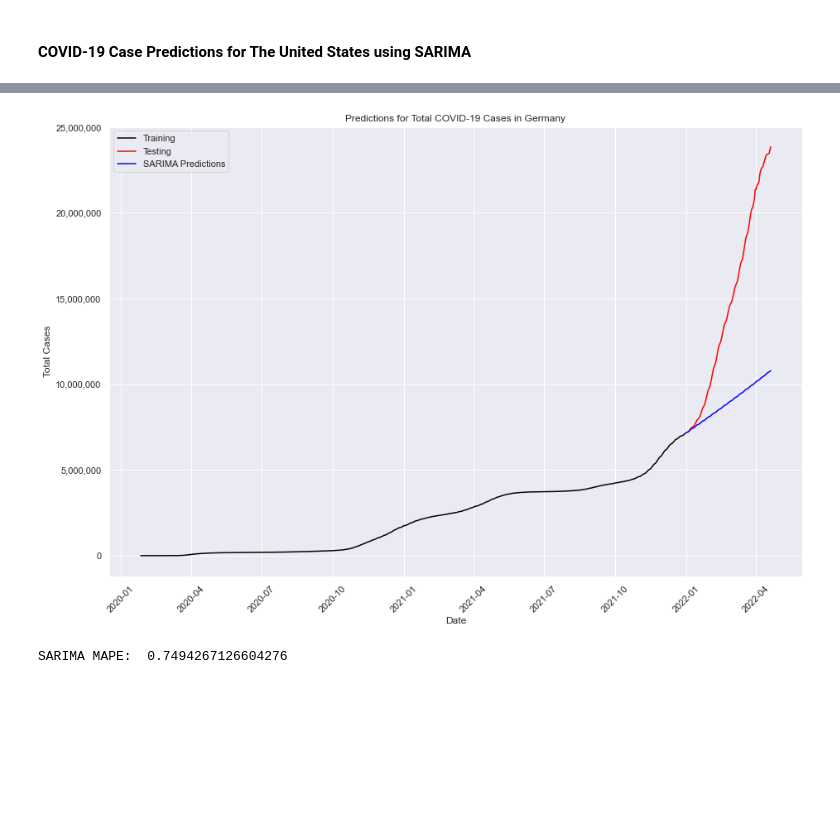
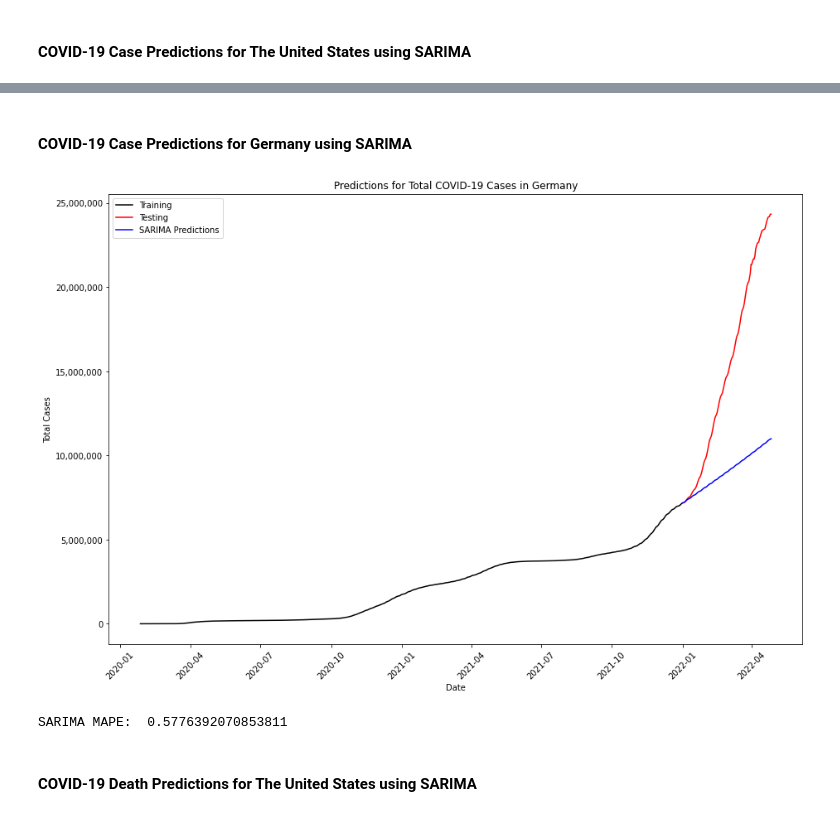
Before and after one commit to jkc5781/DS440, a Jupyter notebook: covid_data_exploration.ipynb, the cells around one changed output, grey strips where cells are left out. Cells and saved outputs as stored; diff of their text form; code cells hidden in the pictures; blank space fills up the shorter version.

```diff
--- a/covid_data_exploration.ipynb
+++ b/covid_data_exploration.ipynb
@@ -734,35 +751,39 @@ SARIMA MAPE:  0.5664828676208686
+# %% [markdown]
+#### COVID-19 Case Predictions for Germany using SARIMA
 # %%
 SARIMAXmodel = SARIMAX(train_germany_total_cases['total_cases'], order = (2, 2, 2), seasonal_order=(1,1,2,7))
 SARIMAXmodel = SARIMAXmodel.fit()
 y_pred_sarima = SARIMAXmodel.get_forecast(len(test_germany_total_cases.index))
 y_pred_df_sarima = y_pred_sarima.conf_int(alpha = 0.05)
 y_pred_df_sarima["Predictions"] = SARIMAXmodel.predict(start = y_pred_df_sarima.index[0], end = y_pred_df_sarima.index[-1])
 y_pred_df_sarima.index = test_germany_total_cases.index
-y_pred_out_sarima = y_pred_df_sarima["Predictions"]
+y_pred_out_sarima_germany_cases = y_pred_df_sarima["Predictions"]
 
 
 plt.xlabel('Date')
 plt.xticks(rotation= 45)
 plt.ylabel('Total Cases')
 plt.title('Predictions for Total COVID-19 Cases in Germany')
 plt.ticklabel_format(style='plain')
 plt.plot(train_germany_total_cases, color = 'black', label = 'Training')
 plt.plot(test_germany_total_cases, color = 'red', label = 'Testing')
-plt.plot(y_pred_out_sarima, color="Blue", label = "SARIMA Predictions")
+plt.plot(y_pred_out_sarima_germany_cases, color="Blue", label = "SARIMA Predictions")
 current_values = plt.gca().get_yticks()
 plt.gca().set_yticklabels(['{:,.0f}'.format(x) for x in current_values])
 plt.rcParams['figure.figsize'] = [15, 10]
 plt.legend()
 plt.show()
 # %% [output]
-[figure, old version]
+[figure, new version]
 # %%
 # Evaluate performance for SARIMA
-SARIMA_mape = np.sqrt(mean_absolute_percentage_error(test_france_total_cases['total_cases'].values, y_pred_df_sarima["Predictions"]))
+SARIMA_mape = np.sqrt(mean_absolute_percentage_error(test_germany_total_cases['total_cases'].values, y_pred_df_sarima["Predictions"]))
 
 print("SARIMA MAPE: ", SARIMA_mape)
 # %% [output]
-SARIMA MAPE:  0.7494267126604276
+SARIMA MAPE:  0.5776392070853811
+# %% [markdown]
+#### COVID-19 Death Predictions for The United States using SARIMA
 # %%
 SARIMAXmodel = SARIMAX(train_us_total_deaths['total_deaths'], order = (0, 2, 2), seasonal_order=(0,2,2,7))
 SARIMAXmodel = SARIMAXmodel.fit()
```
Also changed, not shown: parts of 300 cells of this notebook.
